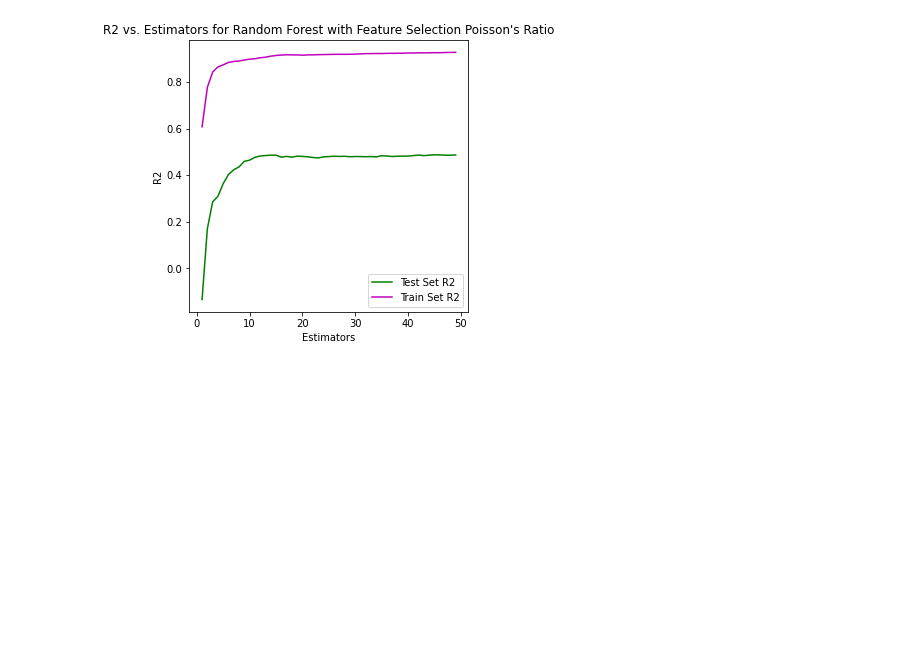
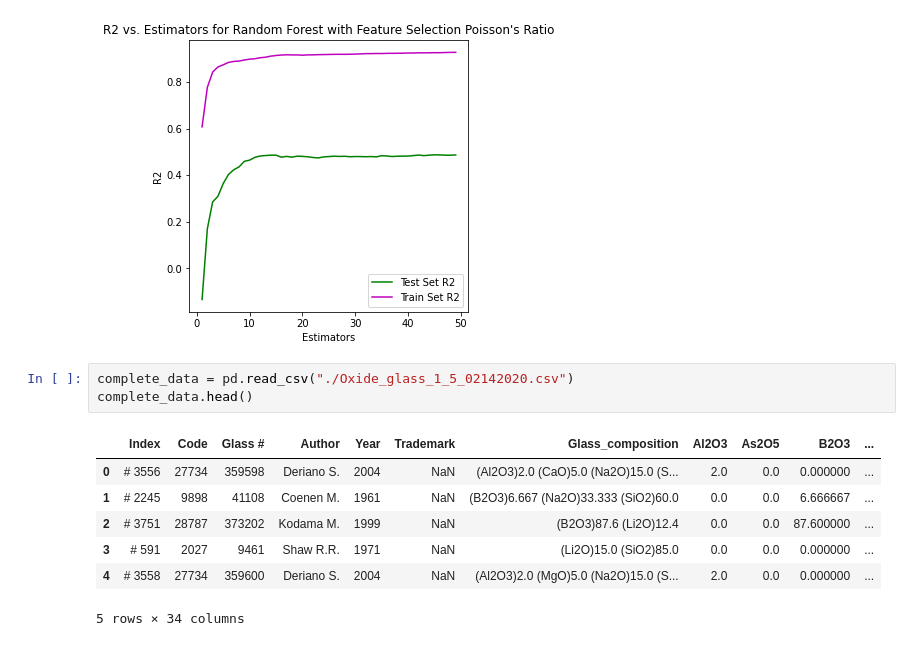
Before and after one commit to zachang890/ML_Research---Glass, a Jupyter notebook: lasso_feature_select_wk5-6.ipynb, the cells around one changed output. Cells and saved outputs as stored; diff of their text form; blank space fills up the shorter version.

```diff
--- a/lasso_feature_select_wk5-6.ipynb
+++ b/lasso_feature_select_wk5-6.ipynb
@@ -238,3 +238,14 @@ plot_rmse_estimators(poisson_rmse_train, poisson_rmse_test, "Poisson's Ratio")
 plot_r2(poisson_r2_train, poisson_r2_test, "Poisson's Ratio")
 # %% [output]
 [figure]
+# %%
+complete_data = pd.read_csv("./Oxide_glass_1_5_02142020.csv")
+complete_data.head()
+# %% [output]
+|  | Index | Code | Glass # | Author | Year | Trademark | Glass_composition | Al2O3 | As2O5 | B2O3 | ... |
+| 0 | # 3556 | 27734 | 359598 | Deriano S. | 2004 | NaN | (Al2O3)2.0 (CaO)5.0 (Na2O)15.0 (S... | 2.0 | 0.0 | 0.000000 | ... |
+| 1 | # 2245 | 9898 | 41108 | Coenen M. | 1961 | NaN | (B2O3)6.667 (Na2O)33.333 (SiO2)60.0 | 0.0 | 0.0 | 6.666667 | ... |
+| 2 | # 3751 | 28787 | 373202 | Kodama M. | 1999 | NaN | (B2O3)87.6 (Li2O)12.4 | 0.0 | 0.0 | 87.600000 | ... |
+| 3 | # 591 | 2027 | 9461 | Shaw R.R. | 1971 | NaN | (Li2O)15.0 (SiO2)85.0 | 0.0 | 0.0 | 0.000000 | ... |
+| 4 | # 3558 | 27734 | 359600 | Deriano S. | 2004 | NaN | (Al2O3)2.0 (MgO)5.0 (Na2O)15.0 (S... | 2.0 | 0.0 | 0.000000 | ... |
+5 rows × 34 columns
```
Also changed, not shown: parts of 3 cells of this notebook, 7 other files.
